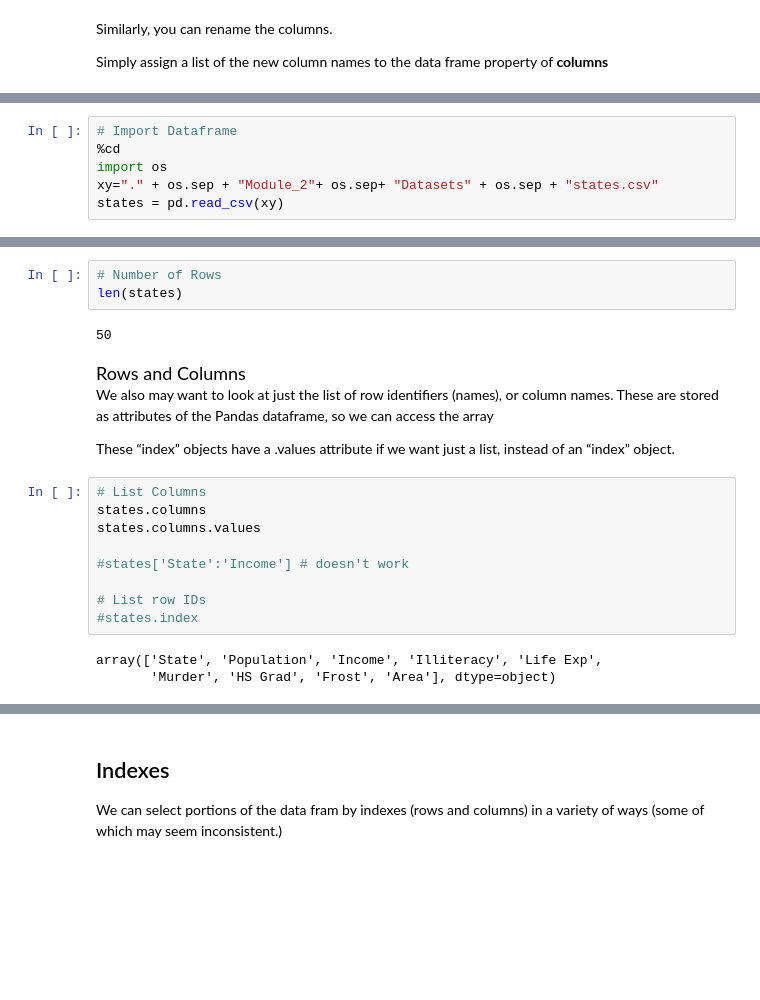
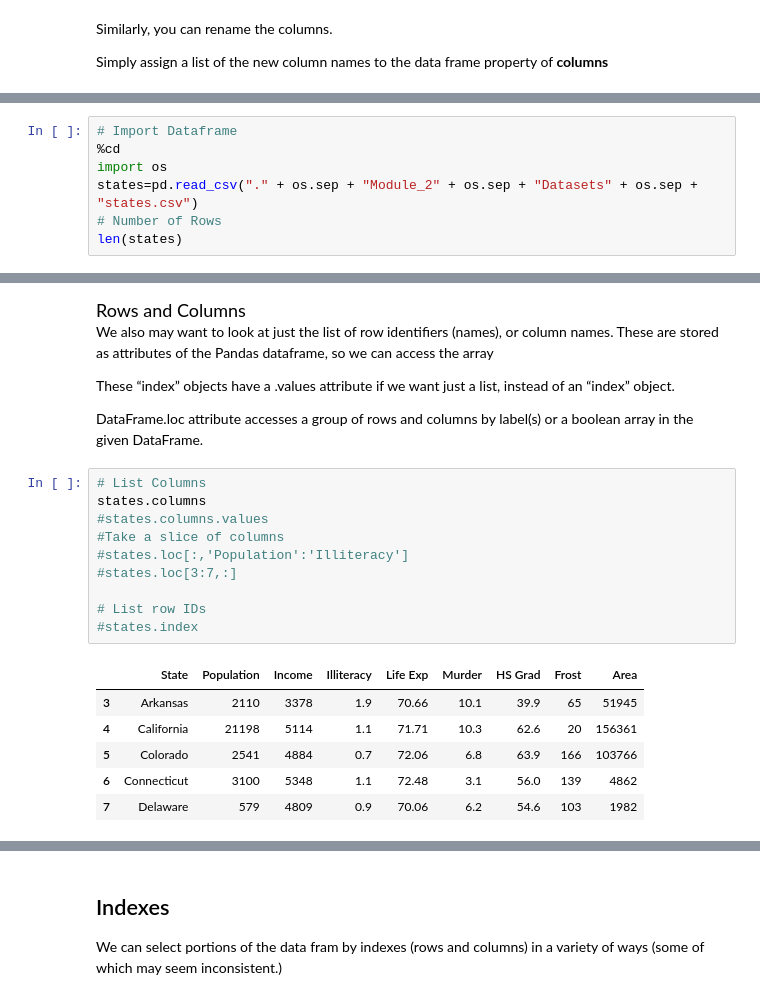
Before and after one commit to drchase55/NNU_nih_python_jrc, a Jupyter notebook: Module_2/Submodule_2_Tutorial2_Pandas.ipynb, the cells around one changed output, grey strips where cells are left out. Cells and saved outputs as stored; diff of their text form; blank space fills up the shorter version.

```diff
--- a/Module_2/Submodule_2_Tutorial2_Pandas.ipynb
+++ b/Module_2/Submodule_2_Tutorial2_Pandas.ipynb
@@ -158,7 +161,8 @@ We will start here with data about US states before jumping to bioinformatics da
 # Import Dataframe
 %cd
 import os
-xy="." + os.sep + "Module_2"+ os.sep+ "Datasets" + os.sep + "states.csv"
-states = pd.read_csv(xy)
+states=pd.read_csv("." + os.sep + "Module_2" + os.sep + "Datasets" + os.sep + "states.csv")
+# Number of Rows
+len(states)
 # %% [output]
 C:\Users\jrcha
@@ -181,11 +188,6 @@ states.describe()
 | 50% | 2838.500000 | 4519.000000 | 0.950000 | 70.675000 | 6.85000 | 53.250000 | 114.500000 | 54277.000000 |
 | 75% | 4968.500000 | 4813.500000 | 1.575000 | 71.892500 | 10.67500 | 59.150000 | 139.750000 | 81162.500000 |
 | max | 21198.000000 | 6315.000000 | 2.800000 | 73.600000 | 15.10000 | 67.300000 | 188.000000 | 566432.000000 |
-# %%
-# Number of Rows
-len(states)
-# %% [output]
-50
 # %% [markdown]
 
 <div style="font-size:18px">Rows and Columns</div>
@@ -196,12 +198,19 @@ These “index” objects have a .values attribute if we want just a list, inste
+
+DataFrame.loc attribute accesses a group of rows and columns by label(s) or a boolean array in the given DataFrame.
 # %%
 # List Columns
 states.columns
-states.columns.values
-
-#states['State':'Income'] # doesn't work
+#states.columns.values
+#Take a slice of columns
+#states.loc[:,'Population':'Illiteracy']
+#states.loc[3:7,:]
 
 # List row IDs
 #states.index
 # %% [output]
-array(['State', 'Population', 'Income', 'Illiteracy', 'Life Exp',
-       'Murder', 'HS Grad', 'Frost', 'Area'], dtype=object)
+|  | State | Population | Income | Illiteracy | Life Exp | Murder | HS Grad | Frost | Area |
+| 3 | Arkansas | 2110 | 3378 | 1.9 | 70.66 | 10.1 | 39.9 | 65 | 51945 |
+| 4 | California | 21198 | 5114 | 1.1 | 71.71 | 10.3 | 62.6 | 20 | 156361 |
+| 5 | Colorado | 2541 | 4884 | 0.7 | 72.06 | 6.8 | 63.9 | 166 | 103766 |
+| 6 | Connecticut | 3100 | 5348 | 1.1 | 72.48 | 3.1 | 56.0 | 139 | 4862 |
+| 7 | Delaware | 579 | 4809 | 0.9 | 70.06 | 6.2 | 54.6 | 103 | 1982 |
```
Also changed, not shown: parts of 17 cells of this notebook, 7 other files.
